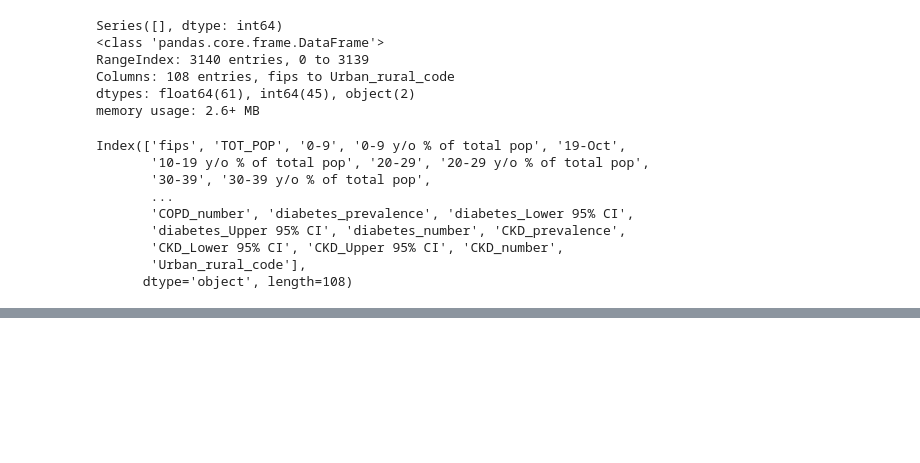
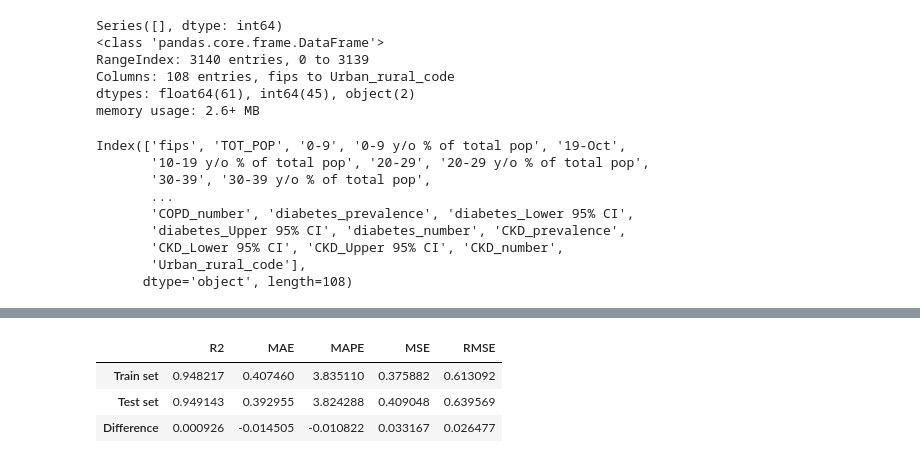
Before and after one commit to 4GeeksAcademy/Elreno23-machine-learning-python-template, a Jupyter notebook: src/03-linear-regression-reg-demographic-health-data.ipynb, the cells around one changed output, grey strips where cells are left out. Saved outputs shown, nothing was run; the diff lists cells and outputs as text; code cells hidden in the pictures; blank space fills up the shorter version.

```diff
--- a/src/03-linear-regression-reg-demographic-health-data.ipynb
+++ b/src/03-linear-regression-reg-demographic-health-data.ipynb
@@ -124,0 +170,4 @@ plt.show()
+# %%
+y_pred_test = model.predict(X_test_sel)
+y_pred_train = model.predict(X_train_sel)
+y_pred_test,y_pred_train
@@ -124,0 +192,50 @@ plt.show()
+# %%
+def get_regression_metrics(y_predict_test, y_test, y_predict_train, y_train):
+    """
+    get_regression_metrics
+        y_predict_test: array-like, predicciones sobre el conjunto de test
+        y_test: array-like, valores reales del conjunto de test
+        y_predict_train: array-like, predicciones sobre el conjunto de train
+        y_train: array-like, valores reales del conjunto de train
+
+    Devuelve DataFrame con métricas: R2, MAE (mediana), MAPE (%), MSE, RMSE
+    y la diferencia (Test - Train) para cada métrica.
+    """
+    # Train metrics
+    mse_train = mean_squared_error(y_train, y_predict_train)
+    rmse_train = np.sqrt(mse_train)
+    metrics_train = (
+        r2_score(y_train, y_predict_train),
+        median_absolute_error(y_train, y_predict_train),
+        mean_absolute_percentage_error(y_train, y_predict_train) * 100,
+        mse_train,
+        rmse_train
+    )
+
+    # Test metrics
+    mse_test = mean_squared_error(y_test, y_predict_test)
+    rmse_test = np.sqrt(mse_test)
+    metrics_test = (
+        r2_score(y_test, y_predict_test),
+        median_absolute_error(y_test, y_predict_test),
+        mean_absolute_percentage_error(y_test, y_predict_test) * 100,
+        mse_test,
+        rmse_test
+    )
+
+    # Difference: Test - Train
+    metrics_diff = tuple(map(lambda x: x[1] - x[0], zip(metrics_train, metrics_test)))
+
+    return pd.DataFrame(
+        data=[metrics_train, metrics_test, metrics_diff],
+        columns=['R2', 'MAE', 'MAPE', 'MSE', 'RMSE'],
+        index=['Train set', 'Test set', 'Difference']
+    )
+
+result = get_regression_metrics(y_pred_test, y_test, y_pred_train, y_train)
+result
+# %% [output]
+|  | R2 | MAE | MAPE | MSE | RMSE |
+| Train set | 0.948217 | 0.407460 | 3.835110 | 0.375882 | 0.613092 |
+| Test set | 0.949143 | 0.392955 | 3.824288 | 0.409048 | 0.639569 |
+| Difference | 0.000926 | -0.014505 | -0.010822 | 0.033167 | 0.026477 |
```
Also changed, not shown: parts of 12 cells of this notebook, 2 other files.
